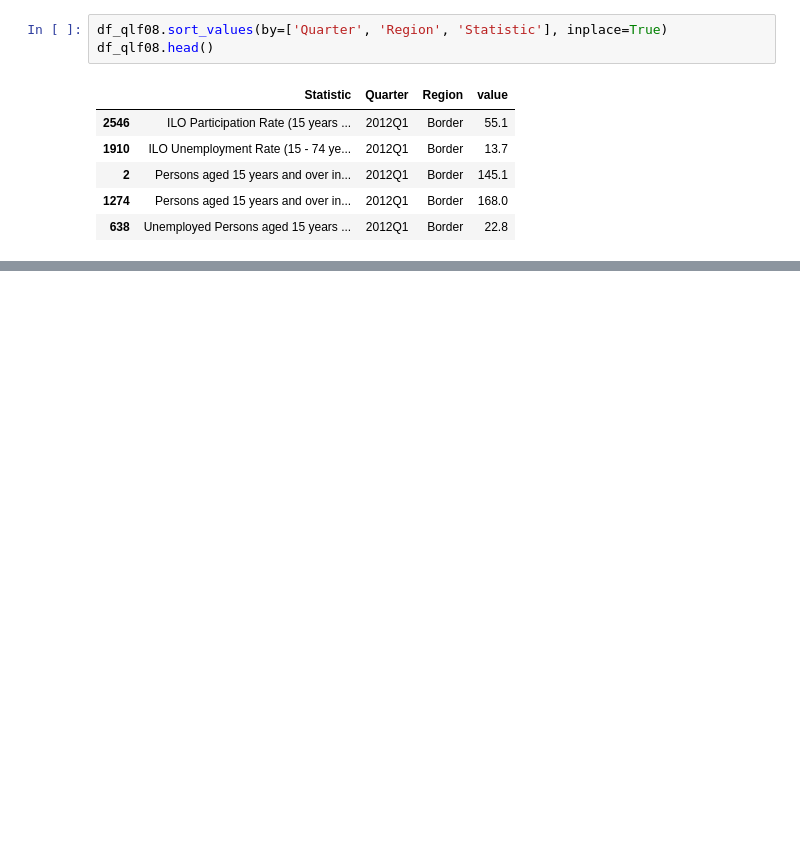
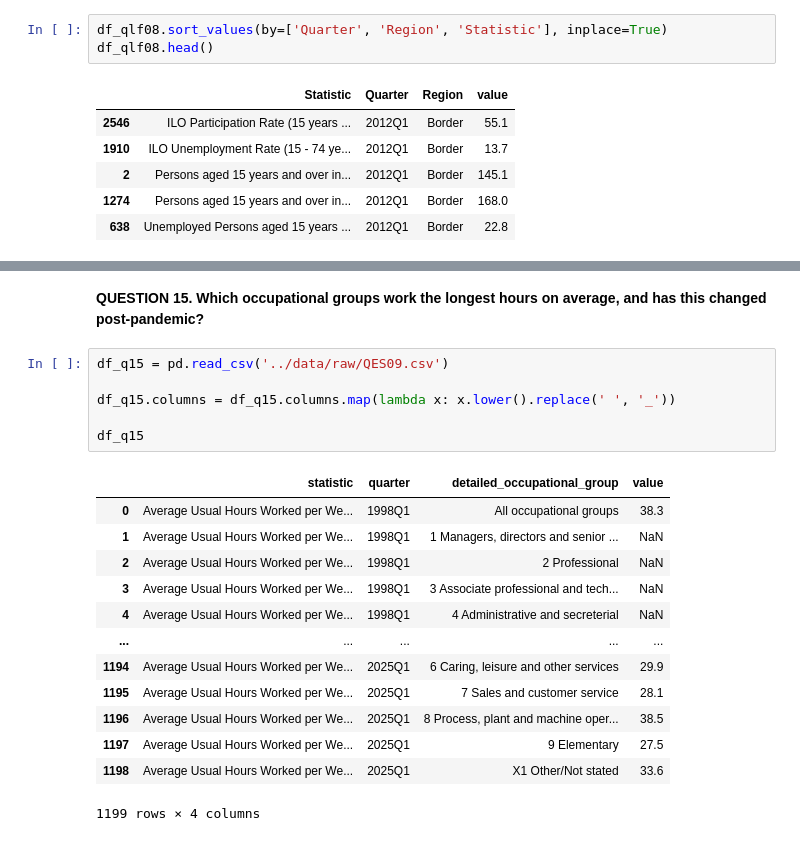
Before and after one commit to no1numa/ireland-workforce-analysis, a Jupyter notebook: notebooks/02_data_cleaning.ipynb, the cells around one changed output, grey strips where cells are left out. Saved outputs shown, nothing was run; the diff lists cells and outputs as text; blank space fills up the shorter version.

```diff
--- a/notebooks/02_data_cleaning.ipynb
+++ b/notebooks/02_data_cleaning.ipynb
@@ -562,0 +617,22 @@ Name: count, dtype: int64
+# %% [markdown]
+**QUESTION 15. Which occupational groups work the longest hours on average, and has this changed post-pandemic?**
+# %%
+df_q15 = pd.read_csv('../data/raw/QES09.csv')
+
+df_q15.columns = df_q15.columns.map(lambda x: x.lower().replace(' ', '_'))
+
+df_q15
+# %% [output]
+|  | statistic | quarter | detailed_occupational_group | value |
+| 0 | Average Usual Hours Worked per We... | 1998Q1 | All occupational groups | 38.3 |
+| 1 | Average Usual Hours Worked per We... | 1998Q1 | 1 Managers, directors and senior ... | NaN |
+| 2 | Average Usual Hours Worked per We... | 1998Q1 | 2 Professional | NaN |
+| 3 | Average Usual Hours Worked per We... | 1998Q1 | 3 Associate professional and tech... | NaN |
+| 4 | Average Usual Hours Worked per We... | 1998Q1 | 4 Administrative and secreterial | NaN |
+| ... | ... | ... | ... | ... |
+| 1194 | Average Usual Hours Worked per We... | 2025Q1 | 6 Caring, leisure and other services | 29.9 |
+| 1195 | Average Usual Hours Worked per We... | 2025Q1 | 7 Sales and customer service | 28.1 |
+| 1196 | Average Usual Hours Worked per We... | 2025Q1 | 8 Process, plant and machine oper... | 38.5 |
+| 1197 | Average Usual Hours Worked per We... | 2025Q1 | 9 Elementary | 27.5 |
+| 1198 | Average Usual Hours Worked per We... | 2025Q1 | X1 Other/Not stated | 33.6 |
+1199 rows × 4 columns
```
Also changed, not shown: parts of 11 cells of this notebook.
